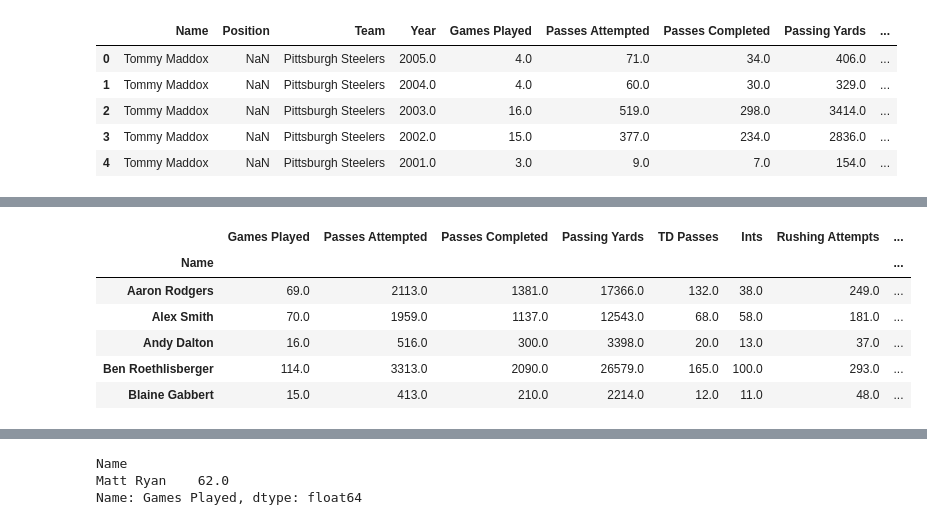
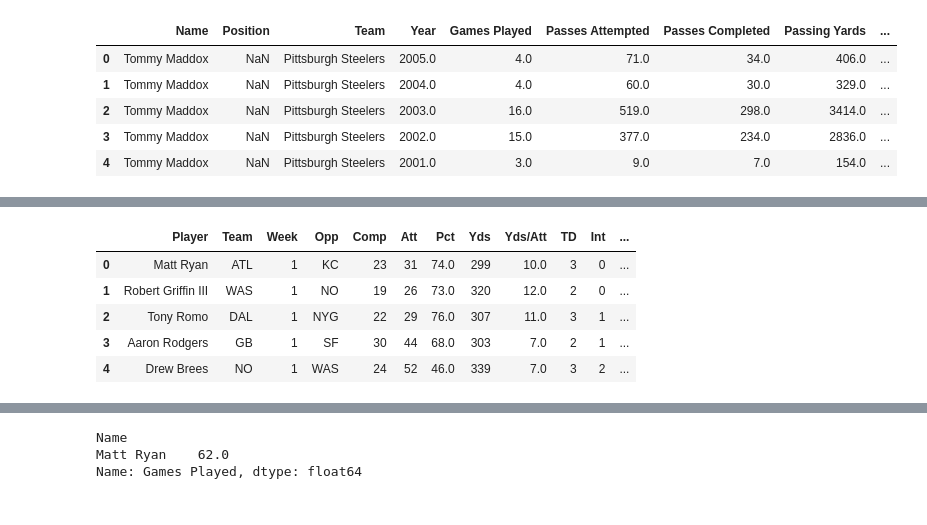
Before and after one commit to bobbdyai73/draftkings, a Jupyter notebook: qb_career_training_df.ipynb, the cells around one changed output, grey strips where cells are left out. Cells and saved outputs as stored; diff of their text form; code cells hidden in the pictures.

```diff
--- a/qb_career_training_df.ipynb
+++ b/qb_career_training_df.ipynb
@@ -90,0 +120,2 @@ raw_qb_2012.shape
+# %%
+career_qb = qb.groupby('Name').sum()
@@ -91,8 +182,10 @@ raw_qb_2012.shape
 # %%
-for idx in raw_qb_2012.index:
-    if raw_qb_2012.iloc[idx]['Player'] in raw_qb_2012['Player'].unique():
-        raw_qb_2012['Games Played'] = raw_qb_2012['Player'].map(lambda x: career_qb.loc[x]['Games Played'] + 1)
-        players[players != player]
-    else:
-        raw_qb_2012['Games Played'] = raw_qb_2012['Games Played'] +1
+for idx,player in enumerate(df_2012['Player']):
+    if player in list(name):
+        #print(player)
+        df.iloc[idx]['Games Played'] = 0
+    #df_2012['Player'].map(lambda x: career_qb.loc[x]['Games Played'] + 1)
+      #  name = name[name !=player]
+    #else:
+     #   raw_qb_2012['Games Played'] = raw_qb_2012['Games Played'] +1
 # %% [output]
@@ -100,2 +207,2 @@ IndexError: list index out of range
 # %%
-raw_qb_2012[raw_qb_2012['Player']=='Aaron Rodgers']['Games Played']
+raw_qb_2012['Games Played'] = raw_qb_2012['Player'].map(lambda x: career_qb.loc[x]['Games Played'])
@@ -120,10 +209,11 @@ Name: Games Played, dtype: float64
+# %%
+df_2012 = raw_qb_2012
 # %%
-career_qb.head()
+df_2012.head()
 # %% [output]
-|  | Games Played | Passes Attempted | Passes Completed | Passing Yards | TD Passes | Ints | Rushing Attempts | ... |
-| Name |  |  |  |  |  |  |  | ... |
-| Aaron Rodgers | 69.0 | 2113.0 | 1381.0 | 17366.0 | 132.0 | 38.0 | 249.0 | ... |
-| Alex Smith | 70.0 | 1959.0 | 1137.0 | 12543.0 | 68.0 | 58.0 | 181.0 | ... |
-| Andy Dalton | 16.0 | 516.0 | 300.0 | 3398.0 | 20.0 | 13.0 | 37.0 | ... |
-| Ben Roethlisberger | 114.0 | 3313.0 | 2090.0 | 26579.0 | 165.0 | 100.0 | 293.0 | ... |
-| Blaine Gabbert | 15.0 | 413.0 | 210.0 | 2214.0 | 12.0 | 11.0 | 48.0 | ... |
+|  | Player | Team | Week | Opp | Comp | Att | Pct | Yds | Yds/Att | TD | Int | ... |
+| 0 | Matt Ryan | ATL | 1 | KC | 23 | 31 | 74.0 | 299 | 10.0 | 3 | 0 | ... |
+| 1 | Robert Griffin III | WAS | 1 | NO | 19 | 26 | 73.0 | 320 | 12.0 | 2 | 0 | ... |
+| 2 | Tony Romo | DAL | 1 | NYG | 22 | 29 | 76.0 | 307 | 11.0 | 3 | 1 | ... |
+| 3 | Aaron Rodgers | GB | 1 | SF | 30 | 44 | 68.0 | 303 | 7.0 | 2 | 1 | ... |
+| 4 | Drew Brees | NO | 1 | WAS | 24 | 52 | 46.0 | 339 | 7.0 | 3 | 2 | ... |
```
Also changed, not shown: parts of 25 cells of this notebook, 21 other files.
